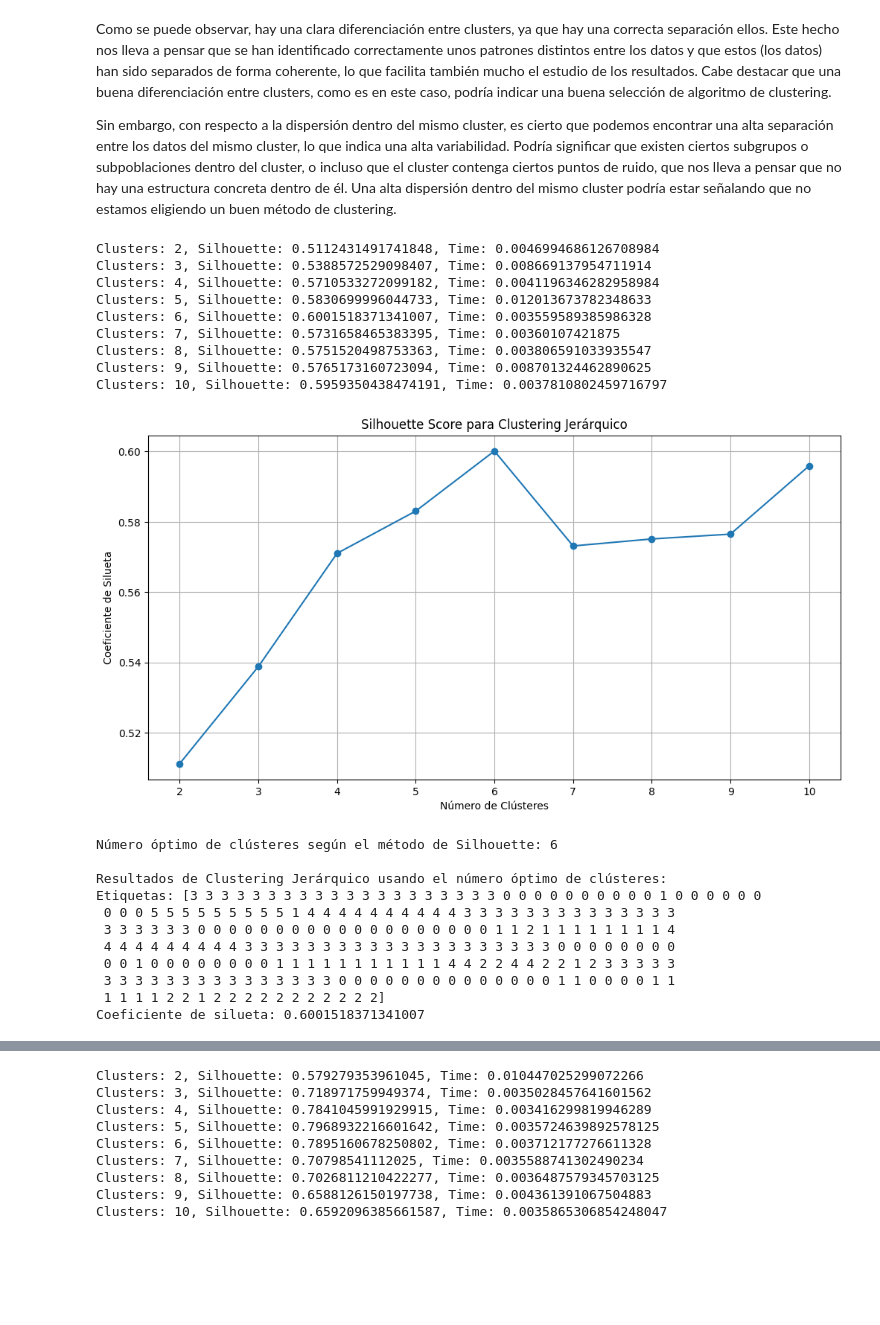
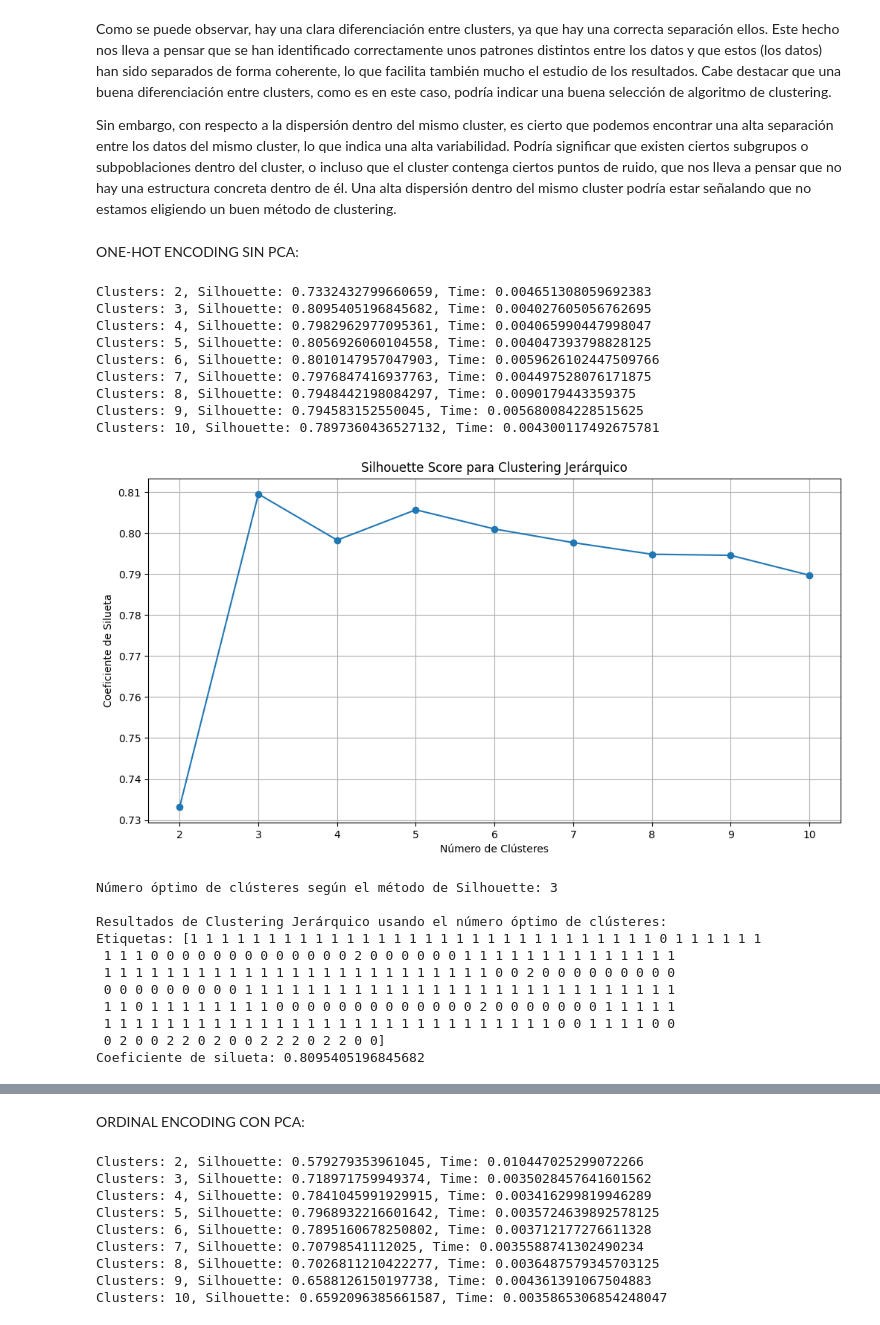
Before and after one commit to MigueLucena/Determinaci-n-Tipos-de-Estrellas, a Jupyter notebook: Practica2NT1.ipynb, the cells around one changed output, grey strips where cells are left out. Saved outputs shown, nothing was run; the diff lists cells and outputs as text; code cells hidden in the pictures; blank space fills up the shorter version.

```diff
--- a/Practica2NT1.ipynb
+++ b/Practica2NT1.ipynb
@@ -169,7 +169,7 @@ def load_data(file_path):
 
     return data.values
 
-data = load_data("stars_data.csv")
+data_onehot = load_data("stars_data.csv")
 # %%
 
 # Medimos el tiempo de ejecución y comparar con la implementación de scikit-learn
@@ -243,7 +243,7 @@ n_clusters_range = range(2, max_clusters + 1)
 for n_clusters in n_clusters_range:
     start_time = time.time()
     kmeans = KMeans(n_clusters=n_clusters)
-    labels = kmeans.fit_predict(data)
+    labels = kmeans.fit_predict(data_onehot)
     end_time = time.time()
     execution_time = end_time - start_time
     silhouette = silhouette_score(data, labels)
@@ -341,17 +341,17 @@ def load_data(file_path):
 
     return data.values
 
-data = load_data("stars_data.csv")
+data_ordinal = load_data("stars_data.csv")
 
 
 
 start_time_ordinal = time.time()
 kmeans_ordinal = KMeans(n_clusters=n_clusters)
-labels_ordinal = kmeans_ordinal.fit_predict(data)
+labels_ordinal = kmeans_ordinal.fit_predict(data_ordinal)
 end_time_ordinal = time.time()
 ordinal_time = end_time_ordinal - start_time_ordinal
 
-silhouette_ordinal = silhouette_score(data, labels_ordinal)
+silhouette_ordinal = silhouette_score(data_ordinal, labels_ordinal)
 
 import time
 import numpy as np
@@ -375,7 +375,7 @@ n_clusters_range = range(2, max_clusters + 1)
 for n_clusters in n_clusters_range:
     start_time = time.time()
     kmeans = KMeans(n_clusters=n_clusters)
-    labels = kmeans.fit_predict(data)
+    labels = kmeans.fit_predict(data_ordinal)
     end_time = time.time()
     execution_time = end_time - start_time
     silhouette = silhouette_score(data, labels)
@@ -626,6 +629,8 @@ Coeficiente de silueta: 0.6001518371341007
 Como se puede observar, hay una clara diferenciación entre clusters, ya que hay una correcta separación ellos. Este hecho nos lleva a pensar que se han identificado correctamente unos patrones distintos entre los datos y que estos (los datos) han sido separados de forma coherente, lo que facilita también mucho el estudio de los resultados. Cabe destacar que una buena diferenciación entre clusters, como es en este caso, podría indicar una buena selección de algoritmo de clustering.
 
 Sin embargo, con respecto a la dispersión dentro del mismo cluster, es cierto que podemos encontrar una alta separación entre los datos del mismo cluster, lo que indica una alta variabilidad. Podría significar que existen ciertos subgrupos o subpoblaciones dentro del cluster, o incluso que el cluster contenga ciertos puntos de ruido, que nos lleva a pensar que no hay una estructura concreta dentro de él. Una alta dispersión dentro del mismo cluster podría estar señalando que no estamos eligiendo un buen método de clustering.
+# %% [markdown]
+ ONE-HOT ENCODING SIN PCA:
 # %%
 import matplotlib.pyplot as plt
 from sklearn.cluster import AgglomerativeClustering
@@ -647,65 +652,55 @@ n_clusters_range = range(2, 11)  # Probamos desde 2 hasta 10 clústeres
 for n_clusters in n_clusters_range:
     start_time = time.time()
     clustering = AgglomerativeClustering(n_clusters=n_clusters, affinity='euclidean', linkage='ward')
-    labels = clustering.fit_predict(data_onehot_pca)
+    labels = clustering.fit_predict(data_onehot)
     end_time = time.time()
     execution_time = end_time - start_time
-    silhouette = silhouette_score(data_onehot_pca, labels)
+    silhouette = silhouette_score(data_onehot, labels)
     silhouette_values.append(silhouette)
     execution_times.append(execution_time)
     print(f"Clusters: {n_clusters}, Silhouette: {silhouette}, Time: {execution_time}")
 
 # Graficar el coeficiente de silueta en función del número de clústeres
 plt.figure(figsize=(12, 6))
 plt.plot(n_clusters_range, silhouette_values, marker='o')
 plt.title('Silhouette Score para Clustering Jerárquico')
 plt.xlabel('Número de Clústeres')
 plt.ylabel('Coeficiente de Silueta')
 plt.xticks(n_clusters_range)
 plt.grid(True)
 plt.show()
 
 # Encontrar el número óptimo de clústeres según el método del codo
 optimal_index = np.argmax(silhouette_values)
 optimal_clusters = n_clusters_range[optimal_index]
 print(f"Número óptimo de clústeres según el método de Silhouette: {optimal_clusters}")
 
 # Ejecutar clustering jerárquico con el número óptimo de clústeres y mostrar resultados
 clustering_optimal = AgglomerativeClustering(n_clusters=optimal_clusters, affinity='euclidean', linkage='ward')
-labels_optimal = clustering_optimal.fit_predict(data_onehot_pca)
-silhouette_optimal = silhouette_score(data_onehot_pca, labels_optimal)
+labels_optimal = clustering_optimal.fit_predict(data_onehot)
+silhouette_optimal = silhouette_score(data_onehot, labels_optimal)
 print("\nResultados de Clustering Jerárquico usando el número óptimo de clústeres:")
 print("Etiquetas:", labels_optimal)
 print("Coeficiente de silueta:", silhouette_optimal)
-
-# Gráfico de dispersión con el número óptimo de clústeres
-plt.figure(figsize=(8, 6))
-plt.scatter(data_onehot_pca[:, 0], data_onehot_pca[:, 1], c=labels_optimal, cmap='viridis', alpha=0.8)
-plt.title('Gráfico de dispersión de los clusters')
-plt.xlabel('Feature 1')
-plt.ylabel('Feature 2')
-plt.colorbar(label='Cluster')
-plt.grid(True)
-plt.show()
 # %% [output]
-Clusters: 2, Silhouette: 0.5112431491741848, Time: 0.0046994686126708984
-Clusters: 3, Silhouette: 0.5388572529098407, Time: 0.008669137954711914
-Clusters: 4, Silhouette: 0.5710533272099182, Time: 0.0041196346282958984
-Clusters: 5, Silhouette: 0.5830699996044733, Time: 0.012013673782348633
-Clusters: 6, Silhouette: 0.6001518371341007, Time: 0.003559589385986328
-Clusters: 7, Silhouette: 0.5731658465383395, Time: 0.00360107421875
-Clusters: 8, Silhouette: 0.5751520498753363, Time: 0.003806591033935547
-Clusters: 9, Silhouette: 0.5765173160723094, Time: 0.008701324462890625
-Clusters: 10, Silhouette: 0.5959350438474191, Time: 0.0037810802459716797
+Clusters: 2, Silhouette: 0.7332432799660659, Time: 0.004651308059692383
+Clusters: 3, Silhouette: 0.8095405196845682, Time: 0.004027605056762695
+Clusters: 4, Silhouette: 0.7982962977095361, Time: 0.004065990447998047
+Clusters: 5, Silhouette: 0.8056926060104558, Time: 0.004047393798828125
+Clusters: 6, Silhouette: 0.8010147957047903, Time: 0.0059626102447509766
+Clusters: 7, Silhouette: 0.7976847416937763, Time: 0.004497528076171875
+Clusters: 8, Silhouette: 0.7948442198084297, Time: 0.0090179443359375
+Clusters: 9, Silhouette: 0.794583152550045, Time: 0.005680084228515625
+Clusters: 10, Silhouette: 0.7897360436527132, Time: 0.004300117492675781
-[figure, old version]
+[figure, new version]
-Número óptimo de clústeres según el método de Silhouette: 6
+Número óptimo de clústeres según el método de Silhouette: 3
 
 Resultados de Clustering Jerárquico usando el número óptimo de clústeres:
-Etiquetas: [3 3 3 3 3 3 3 3 3 3 3 3 3 3 3 3 3 3 3 3 0 0 0 0 0 0 0 0 0 0 1 0 0 0 0 0 0
- 0 0 0 5 5 5 5 5 5 5 5 5 1 4 4 4 4 4 4 4 4 4 4 3 3 3 3 3 3 3 3 3 3 3 3 3 3
- 3 3 3 3 3 3 0 0 0 0 0 0 0 0 0 0 0 0 0 0 0 0 0 0 0 1 1 2 1 1 1 1 1 1 1 1 4
- 4 4 4 4 4 4 4 4 4 3 3 3 3 3 3 3 3 3 3 3 3 3 3 3 3 3 3 3 3 0 0 0 0 0 0 0 0
- 0 0 1 0 0 0 0 0 0 0 0 1 1 1 1 1 1 1 1 1 1 1 4 4 2 2 4 4 2 2 1 2 3 3 3 3 3
- 3 3 3 3 3 3 3 3 3 3 3 3 3 3 3 0 0 0 0 0 0 0 0 0 0 0 0 0 0 1 1 0 0 0 0 1 1
- 1 1 1 1 2 2 1 2 2 2 2 2 2 2 2 2 2 2]
-Coeficiente de silueta: 0.6001518371341007
+Etiquetas: [1 1 1 1 1 1 1 1 1 1 1 1 1 1 1 1 1 1 1 1 1 1 1 1 1 1 1 1 1 1 0 1 1 1 1 1 1
+ 1 1 1 0 0 0 0 0 0 0 0 0 0 0 0 0 2 0 0 0 0 0 0 1 1 1 1 1 1 1 1 1 1 1 1 1 1
+ 1 1 1 1 1 1 1 1 1 1 1 1 1 1 1 1 1 1 1 1 1 1 1 1 1 0 0 2 0 0 0 0 0 0 0 0 0
+ 0 0 0 0 0 0 0 0 0 1 1 1 1 1 1 1 1 1 1 1 1 1 1 1 1 1 1 1 1 1 1 1 1 1 1 1 1
+ 1 1 0 1 1 1 1 1 1 1 1 0 0 0 0 0 0 0 0 0 0 0 0 0 2 0 0 0 0 0 0 0 1 1 1 1 1
+ 1 1 1 1 1 1 1 1 1 1 1 1 1 1 1 1 1 1 1 1 1 1 1 1 1 1 1 1 1 0 0 1 1 1 1 0 0
+ 0 2 0 0 2 2 0 2 0 0 2 2 2 0 2 2 0 0]
+Coeficiente de silueta: 0.8095405196845682
@@ -713,3 +707,5 @@ Coeficiente de silueta: 0.6001518371341007
+# %% [markdown]
+ORDINAL ENCODING CON PCA:
 # %%
 import matplotlib.pyplot as plt
 from sklearn.cluster import AgglomerativeClustering
```
Also changed, not shown: parts of 26 cells of this notebook.
